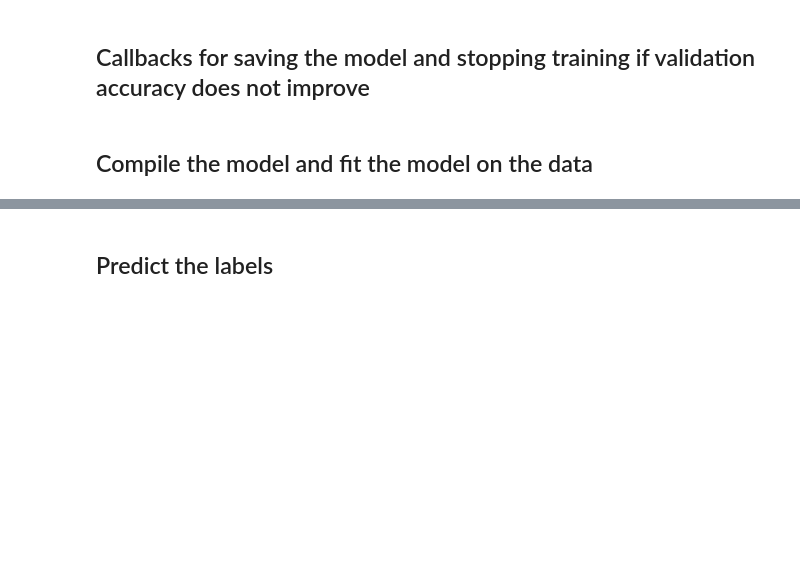
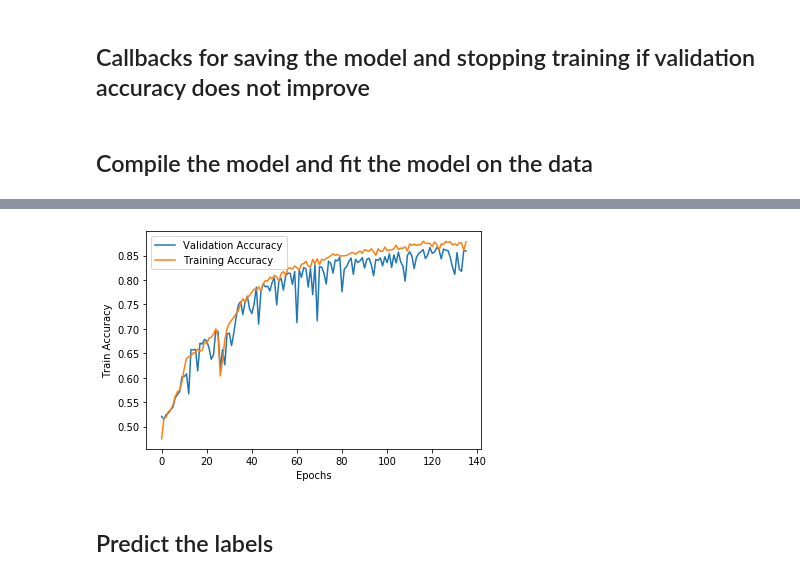
Before and after one commit to kaushu42/mail-classifier-svm-lstm, a Jupyter notebook: notebooks/Model.ipynb, the cells around one changed output, grey strips where cells are left out. Saved outputs shown, nothing was run; the diff lists cells and outputs as text; code cells hidden in the pictures; blank space fills up the shorter version.

```diff
--- a/notebooks/Model.ipynb
+++ b/notebooks/Model.ipynb
@@ -229,3 +250,14 @@ Epoch 129/250
+# %%
+plt.xlabel('Epochs')
+plt.ylabel('Validation Accuracy')
+plt.plot(val_acc, label='Validation Accuracy')
+plt.xlabel('Epochs')
+plt.ylabel('Train Accuracy')
+plt.plot(train_acc, label='Training Accuracy')
+plt.legend()
+plt.show()
+# %% [output]
+[figure, added]
 # %% [markdown]
 ## Predict the labels
 # %%
```
Also changed, not shown: parts of 15 cells of this notebook, 2 other files.
